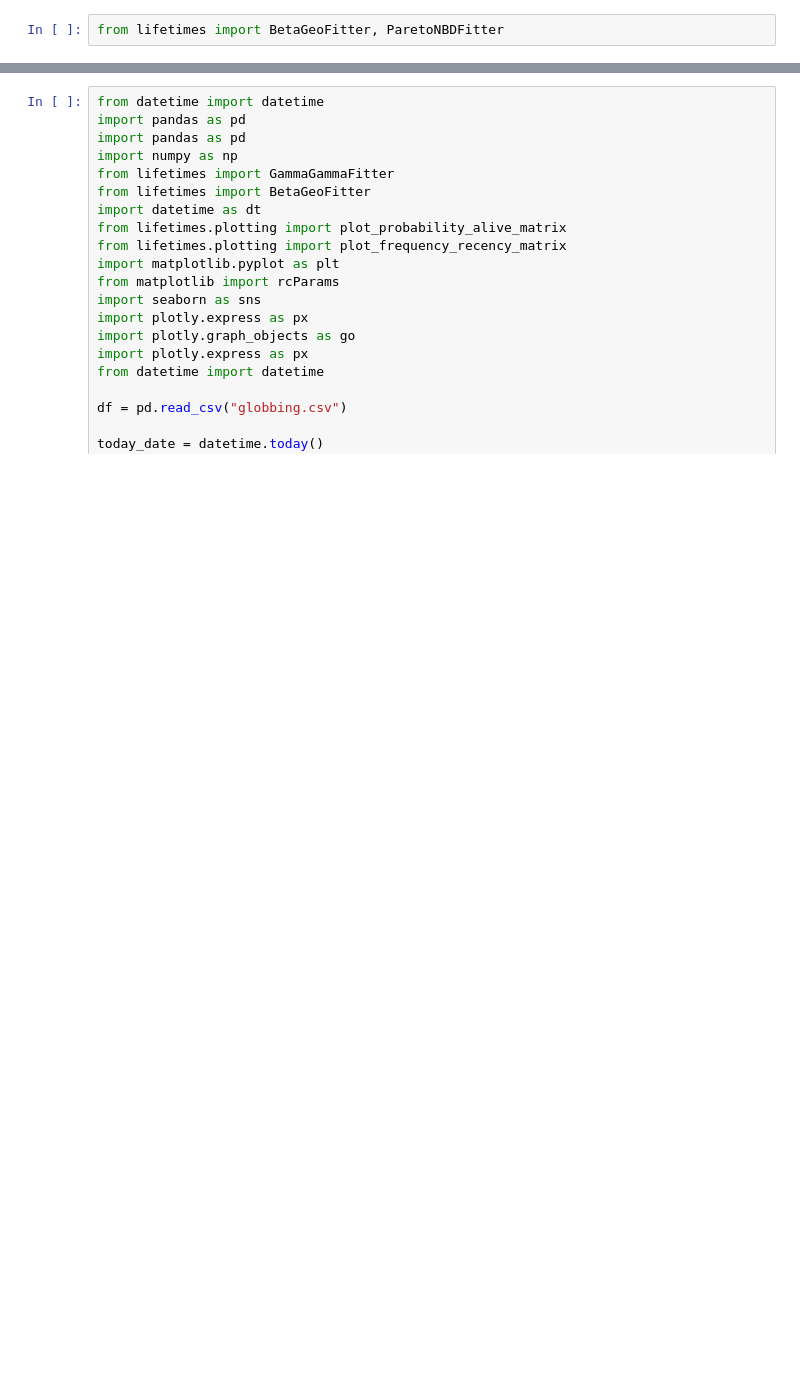
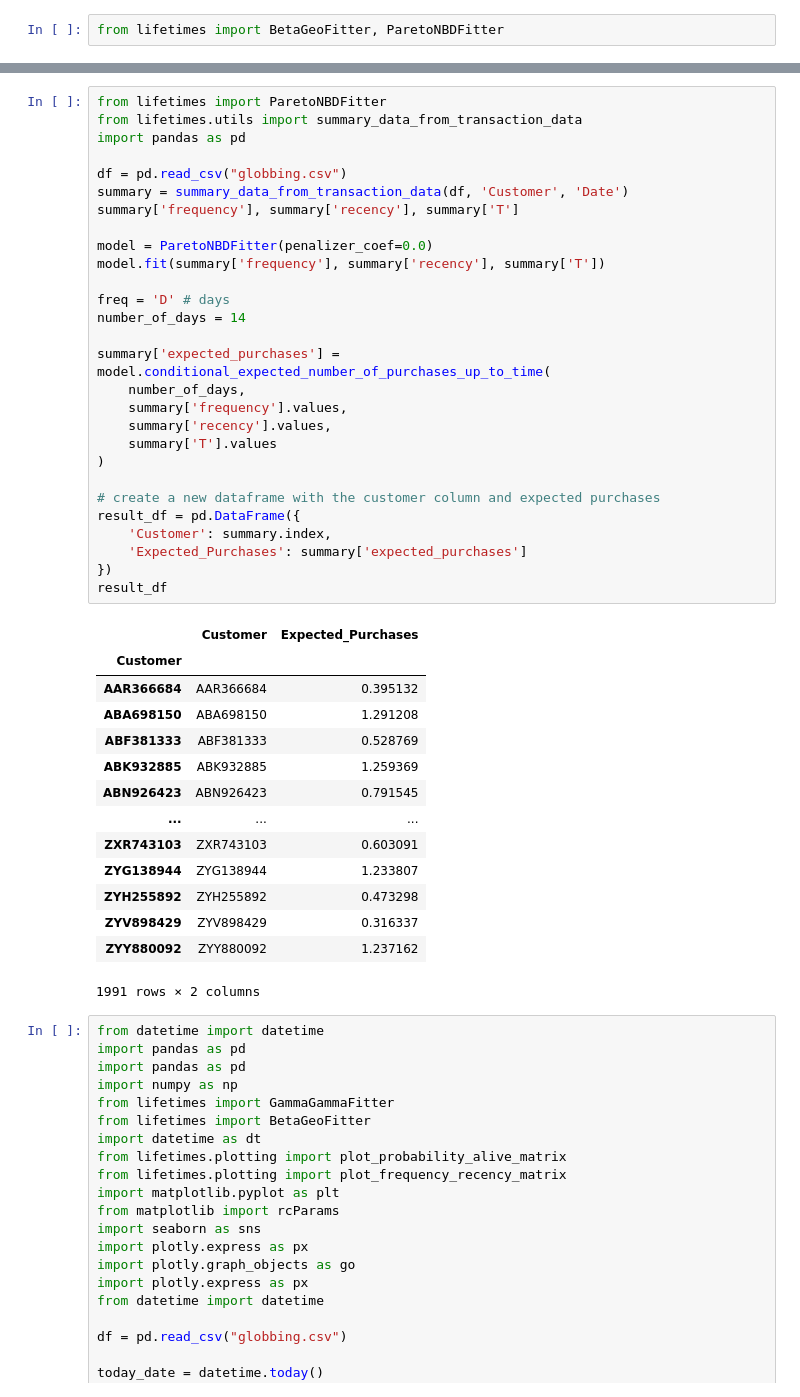
Before and after one commit to nareabg/esim, a Jupyter notebook: test.ipynb, the cells around one changed output, grey strips where cells are left out. Cells and saved outputs as stored; diff of their text form; blank space fills up the shorter version.

```diff
--- a/test.ipynb
+++ b/test.ipynb
@@ -27,3 +72,46 @@ summary['frequency'], summary['recency'], summary['T']
+# %%
+from lifetimes import ParetoNBDFitter
+from lifetimes.utils import summary_data_from_transaction_data
+import pandas as pd
+
+df = pd.read_csv("globbing.csv")
+summary = summary_data_from_transaction_data(df, 'Customer', 'Date')
+summary['frequency'], summary['recency'], summary['T']
+
+model = ParetoNBDFitter(penalizer_coef=0.0)
+model.fit(summary['frequency'], summary['recency'], summary['T'])
+
+freq = 'D' # days
+number_of_days = 14
+
+summary['expected_purchases'] = model.conditional_expected_number_of_purchases_up_to_time(
+    number_of_days,
+    summary['frequency'].values,
+    summary['recency'].values,
+    summary['T'].values
+)
+
+# create a new dataframe with the customer column and expected purchases
+result_df = pd.DataFrame({
+    'Customer': summary.index,
+    'Expected_Purchases': summary['expected_purchases']
+})
+result_df
+# %% [output]
+|  | Customer | Expected_Purchases |
+| Customer |  |  |
+| AAR366684 | AAR366684 | 0.395132 |
+| ABA698150 | ABA698150 | 1.291208 |
+| ABF381333 | ABF381333 | 0.528769 |
+| ABK932885 | ABK932885 | 1.259369 |
+| ABN926423 | ABN926423 | 0.791545 |
+| ... | ... | ... |
+| ZXR743103 | ZXR743103 | 0.603091 |
+| ZYG138944 | ZYG138944 | 1.233807 |
+| ZYH255892 | ZYH255892 | 0.473298 |
+| ZYV898429 | ZYV898429 | 0.316337 |
+| ZYY880092 | ZYY880092 | 1.237162 |
+1991 rows × 2 columns
 # %%
 from datetime import datetime
 import pandas as pd
```
Also changed, not shown: parts of 5 cells of this notebook, 1 other file.
